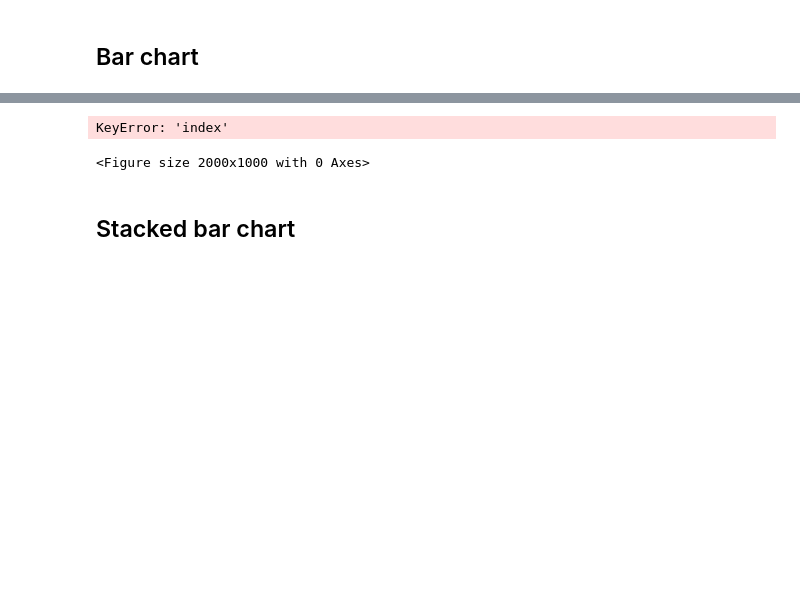
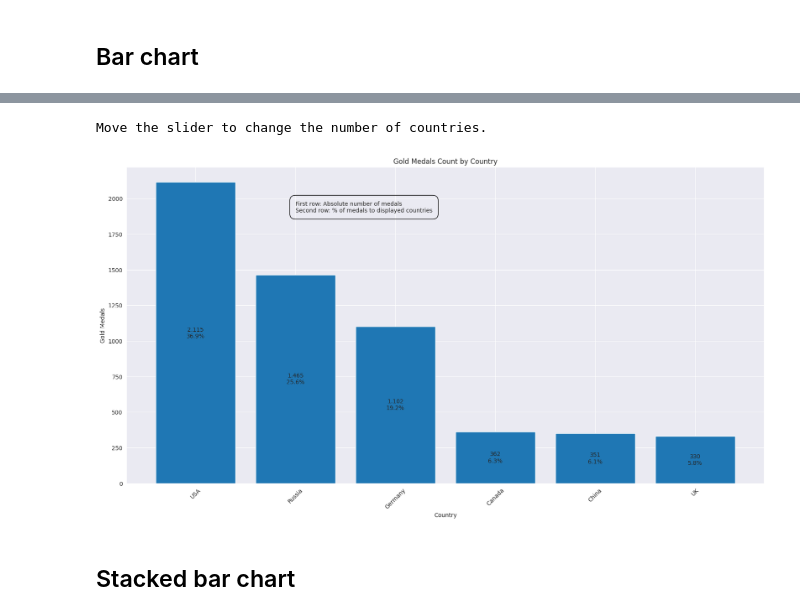
Before and after one commit to MichaelSchmidt1729/EDA, a Jupyter notebook: let_s_discover_more_about_the_olympic_games.ipynb, the cells around one changed output, grey strips where cells are left out. Saved outputs shown, nothing was run; the diff lists cells and outputs as text; code cells hidden in the pictures; blank space fills up the shorter version.

```diff
--- a/let_s_discover_more_about_the_olympic_games.ipynb
+++ b/let_s_discover_more_about_the_olympic_games.ipynb
@@ -296,28 +301,38 @@ KeyError: 'index'
 # %%
+import matplotlib.pyplot as plt
+import seaborn as sns
 import ipywidgets as widgets
-from IPython.display import display
+from IPython.display import display, clear_output
 
-# Assuming totalGoldMedals is your DataFrame sorted by medals
+# Assuming totalGoldMedals is your DataFrame
+# totalGoldMedals = totalGoldMedals.set_index('index') # This line sets 'index' as the DataFrame index
 
 def plot_medals(n_countries):
-    # Sort if needed: totalGoldMedals.sort_values('Medal', ascending=False, inplace=True)
+    clear_output(wait=True)
+    display(slider)  # Redisplay the slider
+    print("Move the slider to change the number of countries.")  # Instruction text
+
     data = totalGoldMedals.head(n_countries)
     plt.figure(figsize=(20, 10))
-    bars = plt.bar(data['index'], data['Medal'])
+    # Corrected line: Use the DataFrame's index for x-axis labels
+    bars = plt.bar(x=data.index, height=data['Medal'])  # Use data.index since 'index' is now the DataFrame's index
 
     total_medals = data['Medal'].sum()
 
     for bar in bars:
         height = bar.get_height()
         percentage = f"{(height / total_medals) * 100:.1f}%"
-        plt.text(bar.get_x() + bar.get_width() / 2.0, height / 2, f'{height}\n{percentage}', ha='center', va='bottom')
+        plt.text(bar.get_x() + bar.get_width() / 2.0, height / 2, f"{height:,}".replace(",", ".") + f"\n{percentage}", ha='center', va='center')
+
+    plt.text(1, max(data['Medal']) * 0.9, 'First row: Absolute number of medals\nSecond row: % of medals to displayed countries', fontsize=10, bbox=dict(facecolor='none', edgecolor='black', boxstyle='round,pad=1'))
 
     plt.xlabel('Country')
     plt.ylabel('Gold Medals')
     plt.xticks(rotation=45)
+    plt.title('Gold Medals Count by Country')
     plt.show()
 
-# Create a slider widget
+# Slider widget
 slider = widgets.IntSlider(
     value=10,
     min=1,
@@ -327,15 +342,12 @@ slider = widgets.IntSlider(
     continuous_update=False
 )
 
-# Create a function to update the plot
+# Update plot function
 def update_plot(change):
     plot_medals(change.new)
 
 slider.observe(update_plot, names='value')
 
-# Initial plot
+# Initial display
 plot_medals(slider.value)
-
-# Display the slider
-display(slider)
 # %% [output]
@@ -342,5 +355,5 @@ display(slider)
-KeyError: 'index'
+Move the slider to change the number of countries.
-<Figure size 2000x1000 with 0 Axes>
+[figure, added]
 # %% [markdown]
 ## Stacked bar chart
 # %%
```
Also changed, not shown: parts of 7 cells of this notebook.
